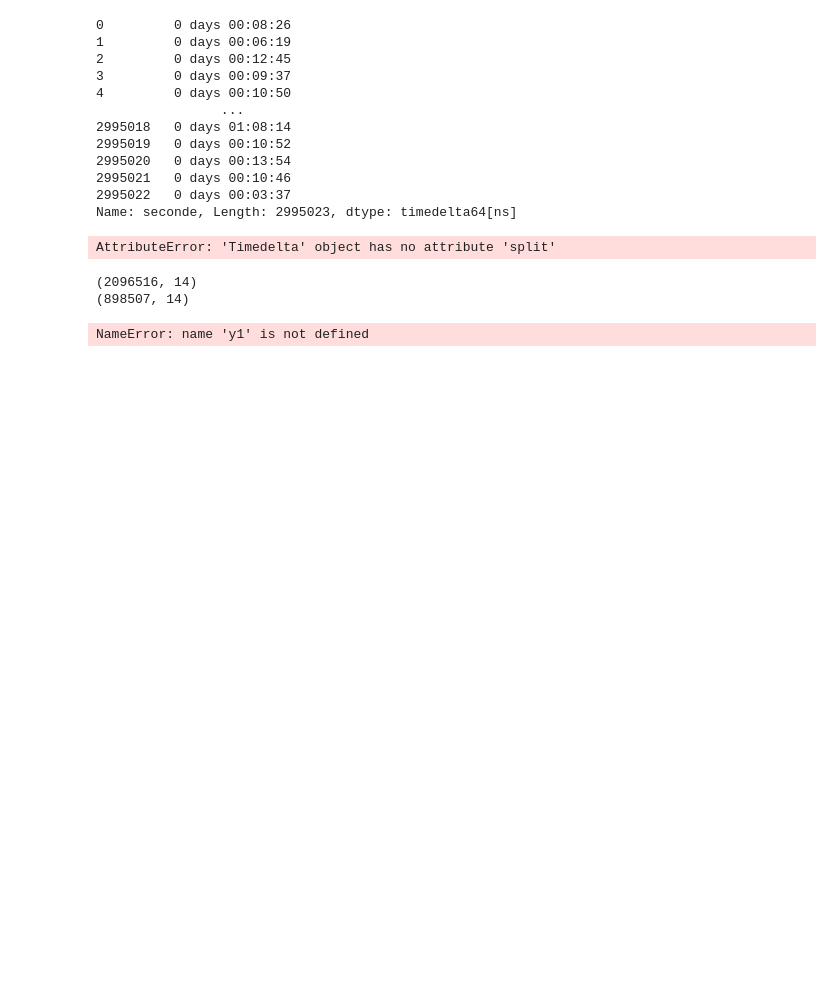
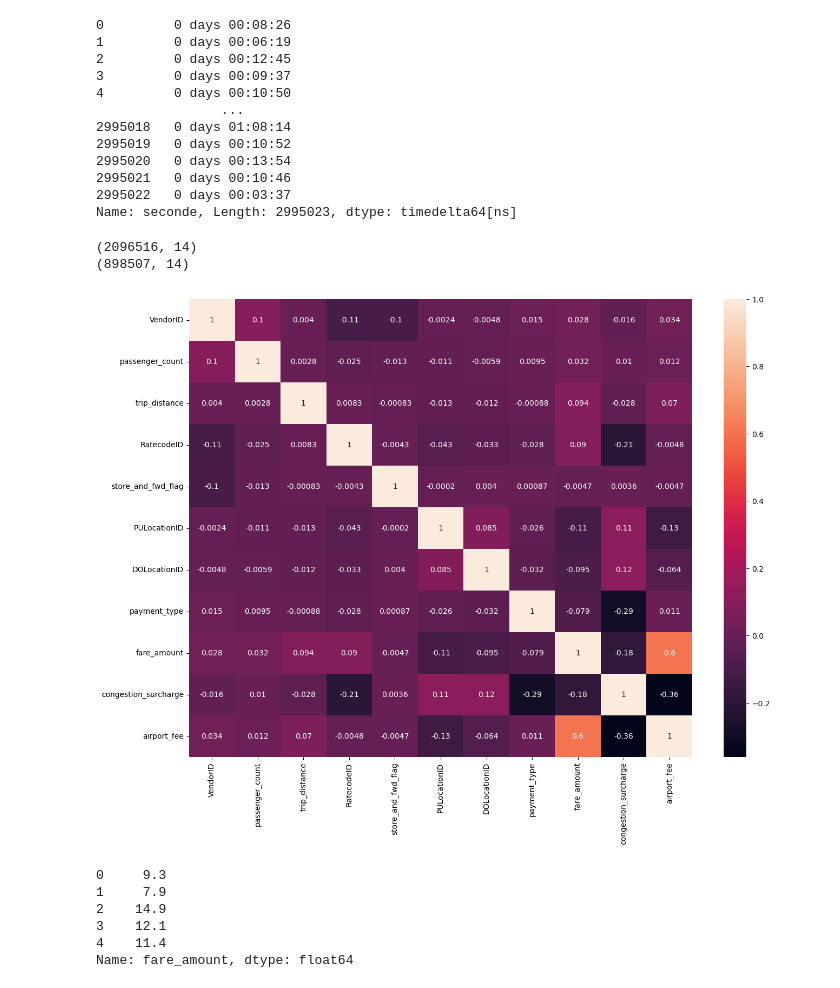
Before and after one commit to Flokomess/Projet_AJJAFLOW, a Jupyter notebook: Projet(1).ipynb, the cells around one changed output. Cells and saved outputs as stored; diff of their text form; code cells hidden in the pictures; blank space fills up the shorter version.

Commit message:
Debut du premier model (regression lineaire)

```diff
--- a/Projet(1).ipynb
+++ b/Projet(1).ipynb
@@ -287,16 +288,6 @@ data['seconde']
 2995021   0 days 00:10:46
 2995022   0 days 00:03:37
 Name: seconde, Length: 2995023, dtype: timedelta64[ns]
-# %%
-from datetime import timedelta
-def seconder(x):
-    mins, secs, millis = map(float, x.split(':'))
-    td = timedelta(minutes=mins, seconds=secs, milliseconds=millis)
-    return td.total_seconds()
-
-data['secondes'] = data['seconde'].apply(seconder)
-# %% [output]
-AttributeError: 'Timedelta' object has no attribute 'split'
 # %%
 train=data.sample(frac=0.7,random_state=1)
 test=data.loc[~data.index.isin(train.index)]
@@ -305,8 +296,11 @@ print(test.shape)
 # %% [output]
 (2096516, 14)
 (898507, 14)
-# %%
-model=LinearRegression()
-model.fit(train[y1], train[x1])
-# %% [output]
-NameError: name 'y1' is not defined
+# %%
+corr_data1 = data.corr(method='pearson')
+
+plt.figure(figsize=(15, 11))
+sns.heatmap(corr_data1, annot=True)
+plt.show()
+# %% [output]
+[figure, added]
@@ -312,0 +310,12 @@ NameError: name 'y1' is not defined
+# %%
+#### entrainnement des données
+# notre target
+y=data['fare_amount']
+y.head()
+# %% [output]
+0     9.3
+1     7.9
+2    14.9
+3    12.1
+4    11.4
+Name: fare_amount, dtype: float64
```
Also changed, not shown: parts of 4 cells of this notebook.
